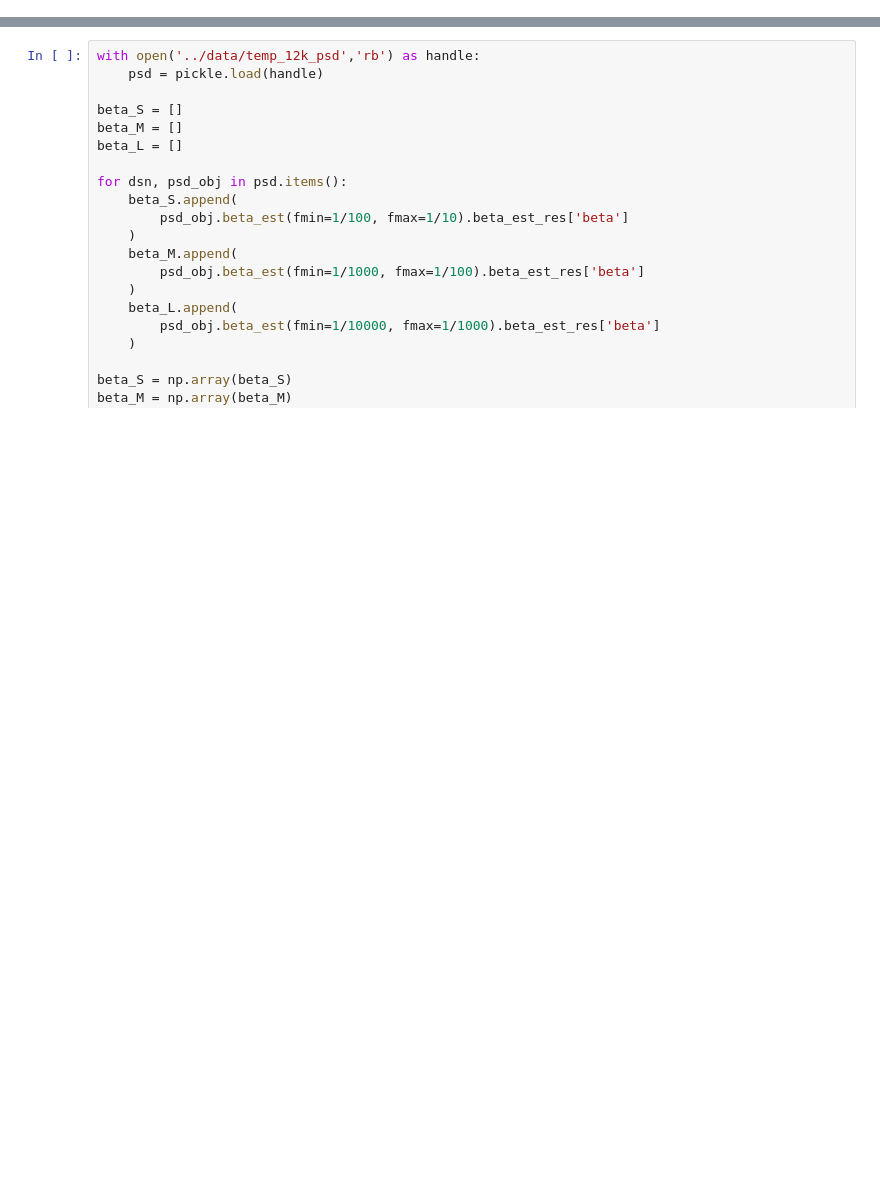
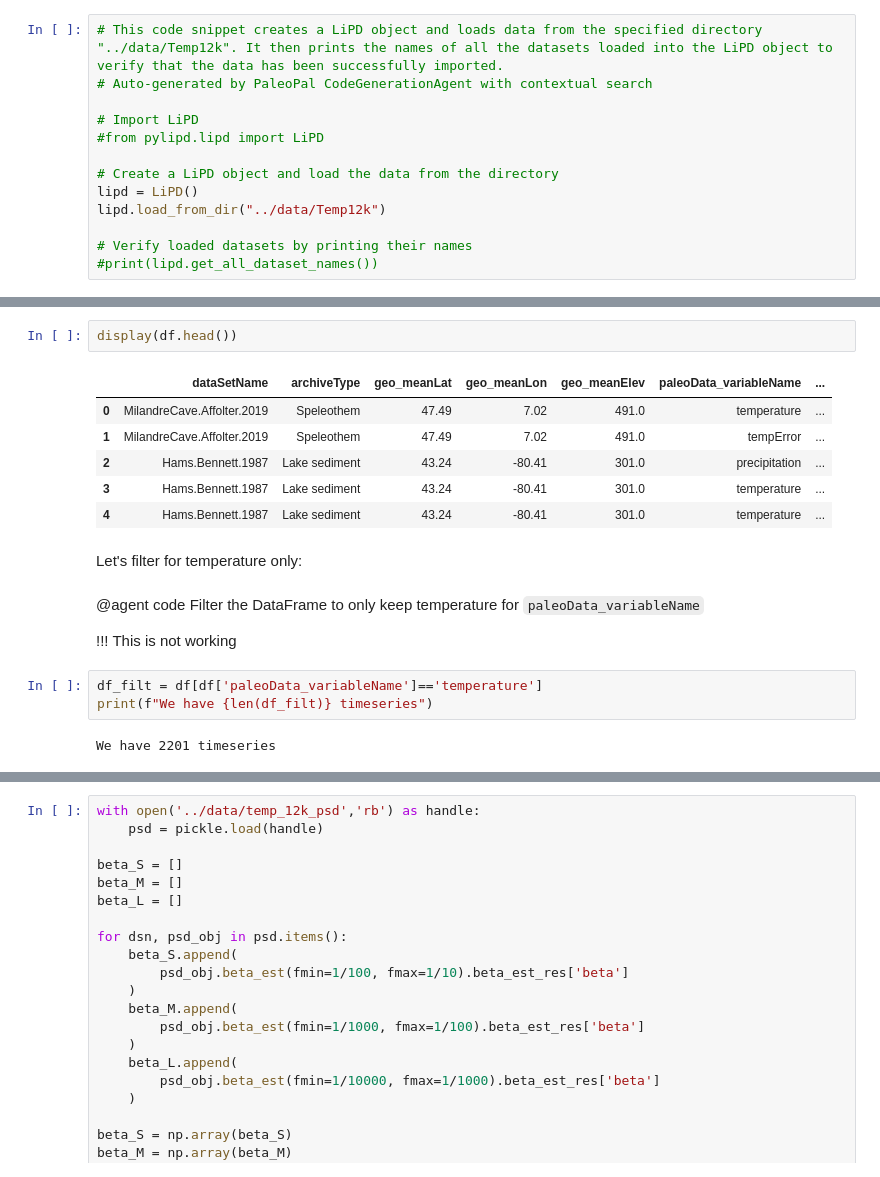
Before and after one commit to LinkedEarth/FreqFun, a Jupyter notebook: notebooks/spectral_analysis_temp12k.ipynb, the cells around one changed output, grey strips where cells are left out. Drawn from its saved outputs; the diff is of its cells as text; blank space fills up the shorter version.

```diff
--- a/notebooks/spectral_analysis_temp12k.ipynb
+++ b/notebooks/spectral_analysis_temp12k.ipynb
@@ -168,0 +113,13 @@ We will calculate three sets of the scaling factors:
+# %%
+# This code snippet creates a LiPD object and loads data from the specified directory "../data/Temp12k". It then prints the names of all the datasets loaded into the LiPD object to verify that the data has been successfully imported.
+# Auto-generated by PaleoPal CodeGenerationAgent with contextual search
+
+# Import LiPD
+#from pylipd.lipd import LiPD
+
+# Create a LiPD object and load the data from the directory
+lipd = LiPD()
+lipd.load_from_dir("../data/Temp12k")
+
+# Verify loaded datasets by printing their names
+#print(lipd.get_all_dataset_names())
@@ -168,0 +155,21 @@ We will calculate three sets of the scaling factors:
+# %%
+display(df.head())
+# %% [output]
+|  | dataSetName | archiveType | geo_meanLat | geo_meanLon | geo_meanElev | paleoData_variableName | ... |
+| 0 | MilandreCave.Affolter.2019 | Speleothem | 47.49 | 7.02 | 491.0 | temperature | ... |
+| 1 | MilandreCave.Affolter.2019 | Speleothem | 47.49 | 7.02 | 491.0 | tempError | ... |
+| 2 | Hams.Bennett.1987 | Lake sediment | 43.24 | -80.41 | 301.0 | precipitation | ... |
+| 3 | Hams.Bennett.1987 | Lake sediment | 43.24 | -80.41 | 301.0 | temperature | ... |
+| 4 | Hams.Bennett.1987 | Lake sediment | 43.24 | -80.41 | 301.0 | temperature | ... |
+# %% [markdown]
+Let's filter for temperature only:
+# %% [markdown]
+@agent code
+Filter the DataFrame to only keep temperature for `paleoData_variableName`
+
+!!! This is not working
+# %%
+df_filt = df[df['paleoData_variableName']=='temperature']
+print(f"We have {len(df_filt)} timeseries")
+# %% [output]
+We have 2201 timeseries
```
Also changed, not shown: parts of 41 cells of this notebook, 4 other files.
